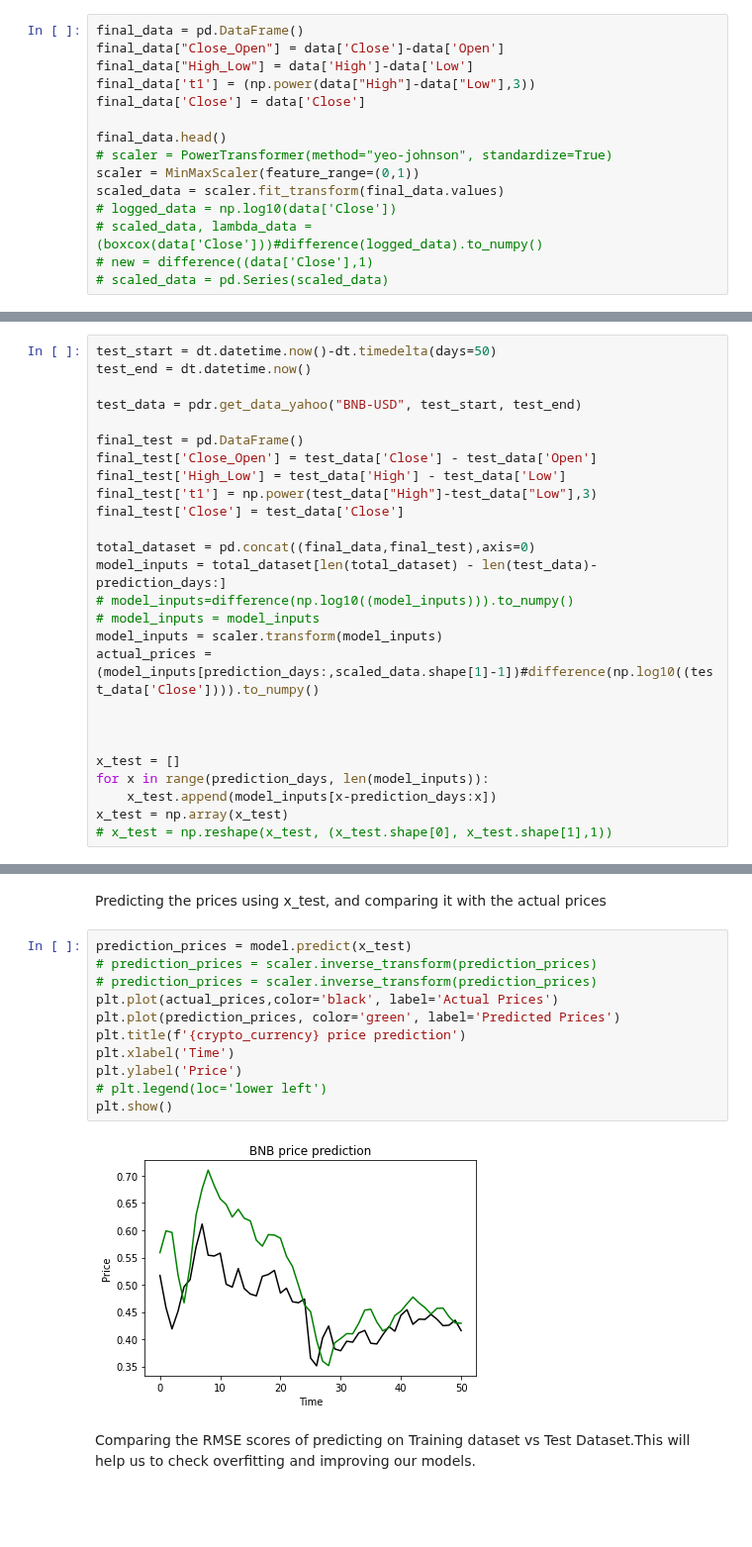
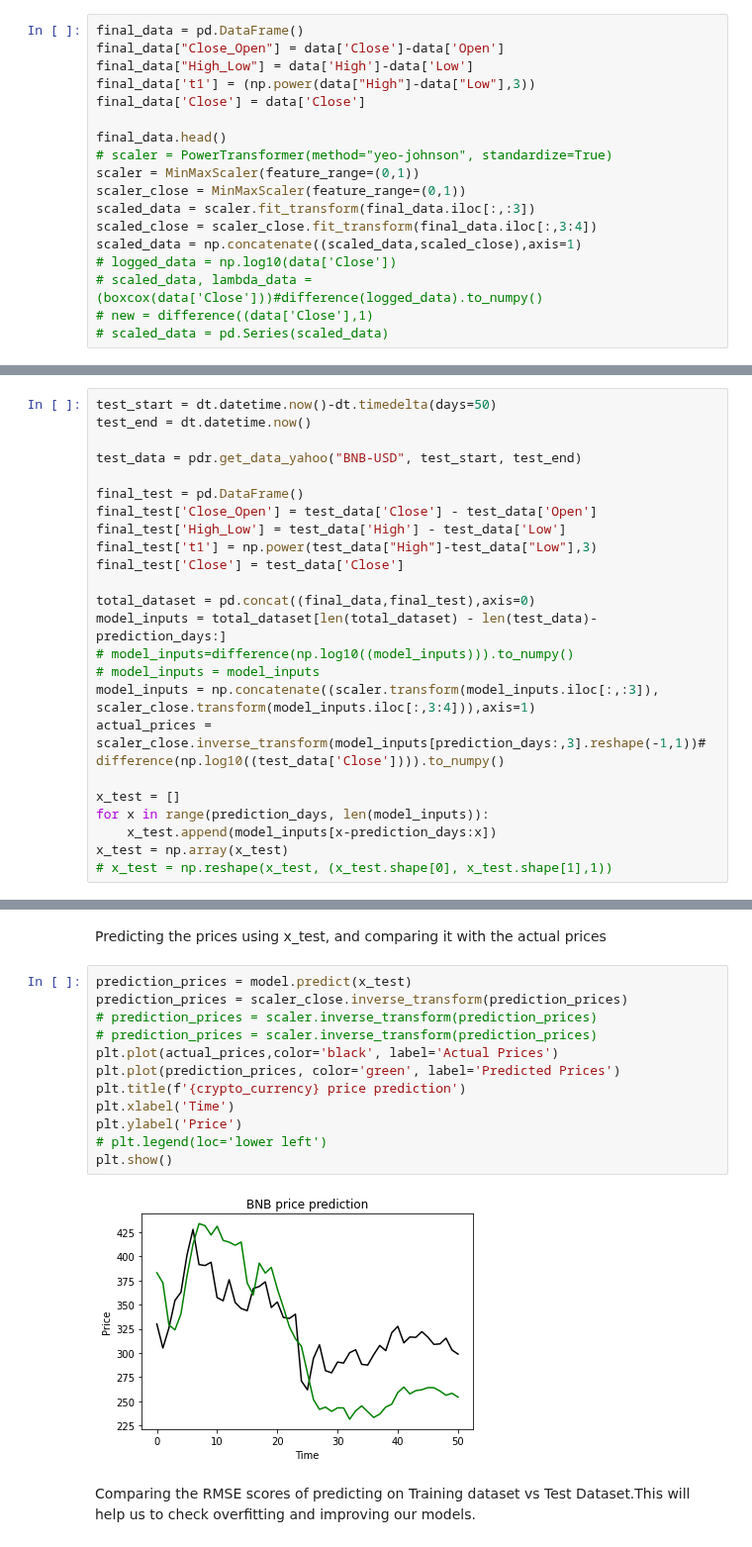
Before and after one commit to akhil14shukla/Crypto-Prediction, a Jupyter notebook: main_LSTM.ipynb, the cells around one changed output, grey strips where cells are left out. Shown at 99% size. Drawn from its saved outputs; the diff is of its cells as text; blank space fills up the shorter version.

```diff
--- a/main_LSTM.ipynb
+++ b/main_LSTM.ipynb
@@ -155,7 +155,10 @@ final_data['Close'] = data['Close']
 final_data.head()
 # scaler = PowerTransformer(method="yeo-johnson", standardize=True)
 scaler = MinMaxScaler(feature_range=(0,1))
-scaled_data = scaler.fit_transform(final_data.values)
+scaler_close = MinMaxScaler(feature_range=(0,1))
+scaled_data = scaler.fit_transform(final_data.iloc[:,:3])
+scaled_close = scaler_close.fit_transform(final_data.iloc[:,3:4])
+scaled_data = np.concatenate((scaled_data,scaled_close),axis=1)
 # logged_data = np.log10(data['Close'])
 # scaled_data, lambda_data = (boxcox(data['Close']))#difference(logged_data).to_numpy()
 # new = difference((data['Close'],1)
@@ -276,10 +299,8 @@ total_dataset = pd.concat((final_data,final_test),axis=0)
 model_inputs = total_dataset[len(total_dataset) - len(test_data)-prediction_days:]
 # model_inputs=difference(np.log10((model_inputs))).to_numpy()
 # model_inputs = model_inputs
-model_inputs = scaler.transform(model_inputs)
-actual_prices = (model_inputs[prediction_days:,scaled_data.shape[1]-1])#difference(np.log10((test_data['Close']))).to_numpy()
-
-
+model_inputs = np.concatenate((scaler.transform(model_inputs.iloc[:,:3]), scaler_close.transform(model_inputs.iloc[:,3:4])),axis=1)
+actual_prices = scaler_close.inverse_transform(model_inputs[prediction_days:,3].reshape(-1,1))# difference(np.log10((test_data['Close']))).to_numpy()
 
 x_test = []
 for x in range(prediction_days, len(model_inputs)):
@@ -292,17 +313,18 @@ x_test = np.array(x_test)
 Predicting the prices using x_test, and comparing it with the actual prices
 # %%
 prediction_prices = model.predict(x_test)
+prediction_prices = scaler_close.inverse_transform(prediction_prices)
 # prediction_prices = scaler.inverse_transform(prediction_prices)
 # prediction_prices = scaler.inverse_transform(prediction_prices)
 plt.plot(actual_prices,color='black', label='Actual Prices')
 plt.plot(prediction_prices, color='green', label='Predicted Prices')
 plt.title(f'{crypto_currency} price prediction')
 plt.xlabel('Time')
 plt.ylabel('Price')
 # plt.legend(loc='lower left')
 plt.show()
 # %% [output]
-[figure, old version]
+[figure, new version]
 # %% [markdown]
 Comparing the RMSE scores of predicting on Training dataset vs Test Dataset.This will help us to check overfitting and improving our models.
 # %%
```
Also changed, not shown: parts of 7 cells of this notebook.
